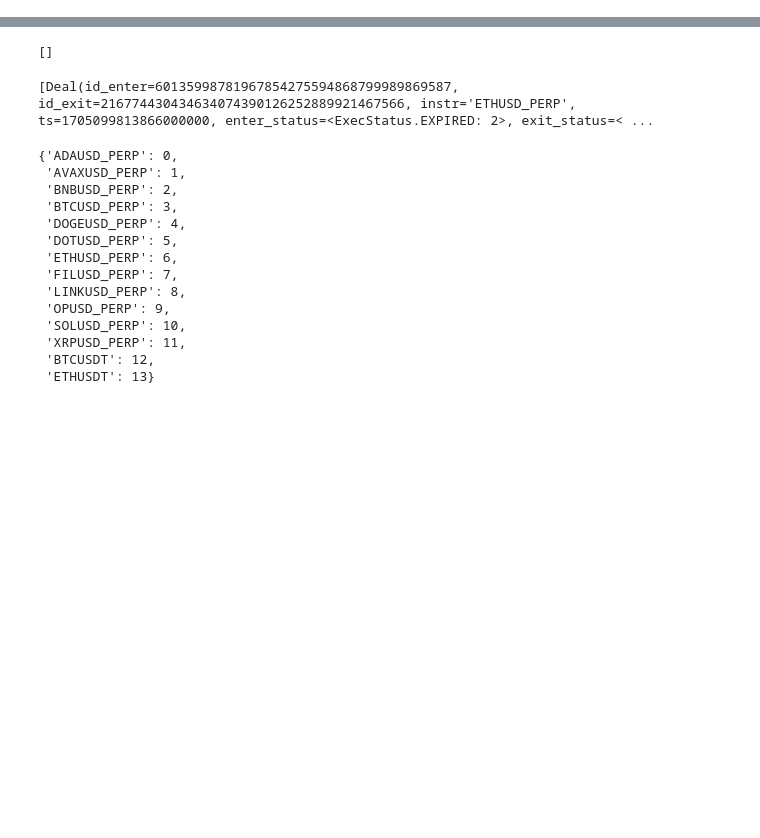
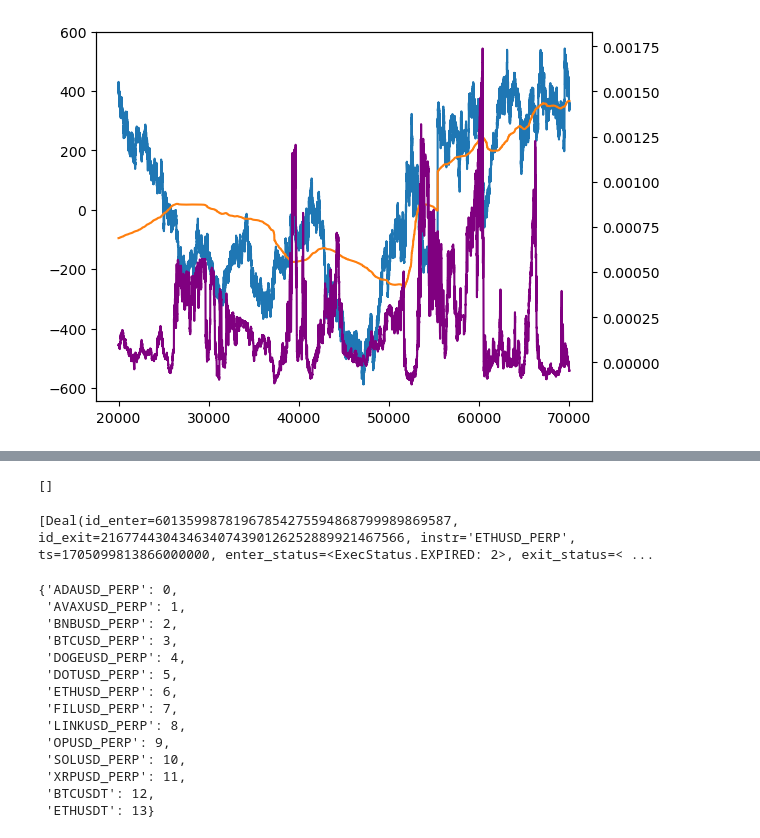
Before and after one commit to RVdeported/trading-backtest, a Jupyter notebook: demo.ipynb, the cells around one changed output, grey strips where cells are left out. Cells and saved outputs as stored; diff of their text form; code cells hidden in the pictures; blank space fills up the shorter version.

```diff
--- a/demo.ipynb
+++ b/demo.ipynb
@@ -135,0 +127,16 @@ plt.vlines(look_back + ts_end - ts, ds.iloc[ts].o_ask_px_1 * 1.01, ds.iloc[ts].o
+# %%
+import pandas as pd
+df_1 = backtest.mdc.dfs[0].df.loc[:, ["o_ts_exch", "o_ask_px_1"]]
+df_1["o_ts_exch"] //= 1000000000
+df_2 = backtest.mdc.dfs[1].df.loc[:, ["o_ts_exch", "o_ask_px_1"]]
+df_2["o_ts_exch"] //= 1000000000
+df_12  = pd.merge(df_1.loc[:, ["o_ts_exch", "o_ask_px_1"]],
+         df_2.loc[:, ["o_ts_exch", "o_ask_px_1"]], on="o_ts_exch")
+
+vte = pd.read_csv("../data/out_20k_5p.csv")
+vte["ts"] = (vte["ts"] / 1000).astype(int)
+
+df_merged = pd.merge(df_12, vte, left_on="o_ts_exch", right_on="ts")
+df_merged.ffill(inplace=True)
+df_merged["Portfolio"] = df_merged["o_ask_px_1_x"] - df_merged["ratio1"] * df_merged["o_ask_px_1_y"]
+df_merged
@@ -135,0 +157,12 @@ plt.vlines(look_back + ts_end - ts, ds.iloc[ts].o_ask_px_1 * 1.01, ds.iloc[ts].o
+# %%
+sample = 20000
+l      = 50000
+fig, ax = plt.subplots()
+ax2 = ax.twinx()
+ax2.plot(df_merged.loc[sample:sample+l, "kappa1"], c="purple")
+ax.plot(df_merged.loc[sample:sample+l, "Portfolio"])
+ax.plot(df_merged.loc[sample:sample+l, "theta1"])
+
+plt.show()
+# %% [output]
+[figure, added]
```
Also changed, not shown: parts of 12 cells of this notebook, 8 other files.
